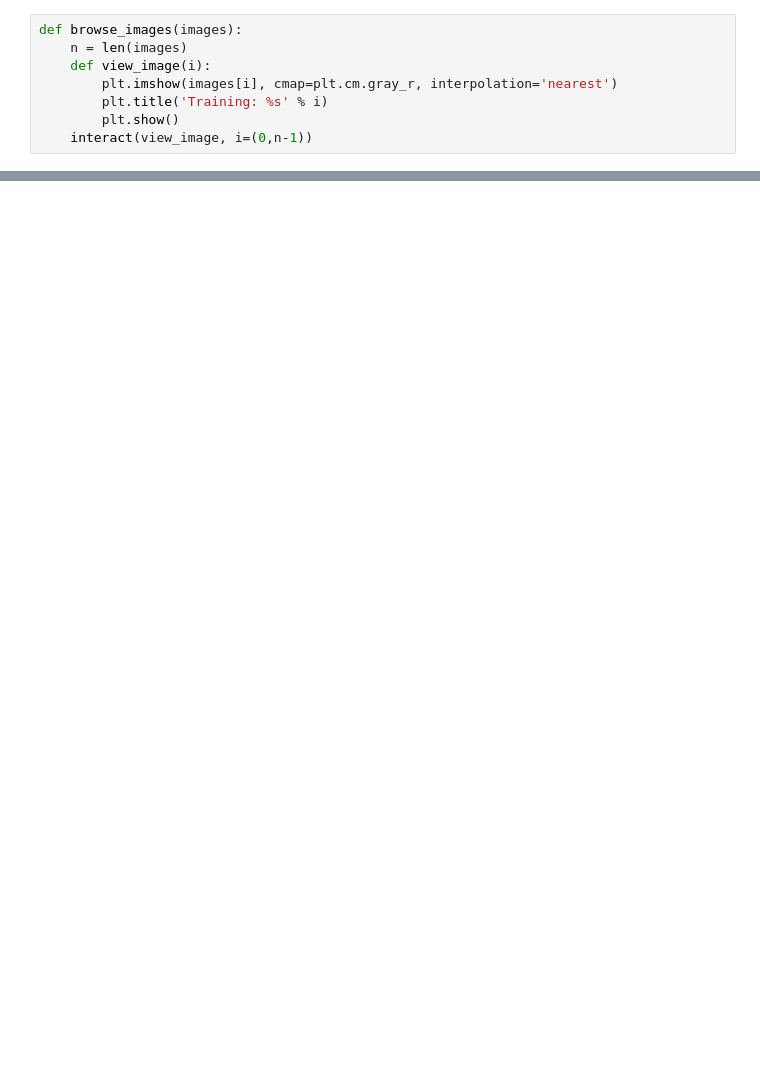
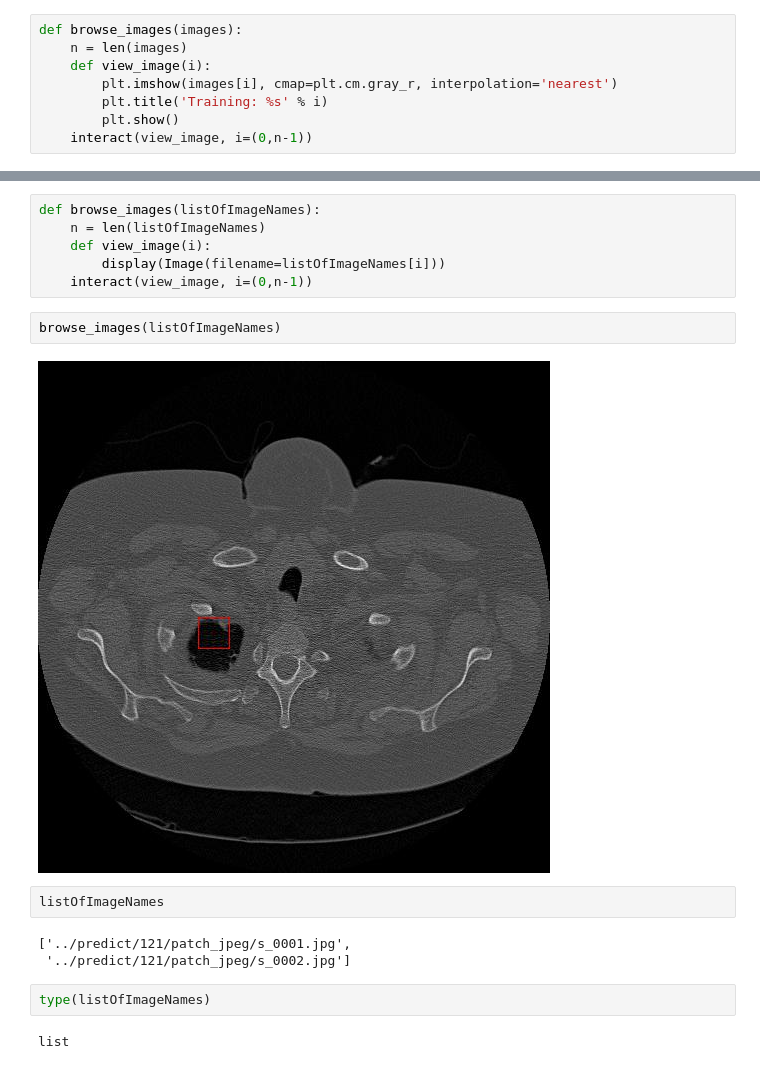
Before and after one commit to ChelovekHe/ild-cnn, a Jupyter notebook: notebooks/VisualCheckPatches .ipynb, the cells around one changed output, grey strips where cells are left out. Cells and saved outputs as stored; diff of their text form; blank space fills up the shorter version.

```diff
--- a/notebooks/VisualCheckPatches .ipynb
+++ b/notebooks/VisualCheckPatches .ipynb
@@ -235,0 +243,19 @@ browse_images(images)
+# %%
+def browse_images(listOfImageNames):
+    n = len(listOfImageNames)
+    def view_image(i):
+        display(Image(filename=listOfImageNames[i]))
+    interact(view_image, i=(0,n-1))
+# %%
+browse_images(listOfImageNames)
+# %% [output]
+[figure, added]
+# %%
+listOfImageNames
+# %% [output]
+['../predict/121/patch_jpeg/s_0001.jpg',
+ '../predict/121/patch_jpeg/s_0002.jpg']
+# %%
+type(listOfImageNames)
+# %% [output]
+list
```
Also changed, not shown: parts of 2 cells of this notebook, 4 other files.
